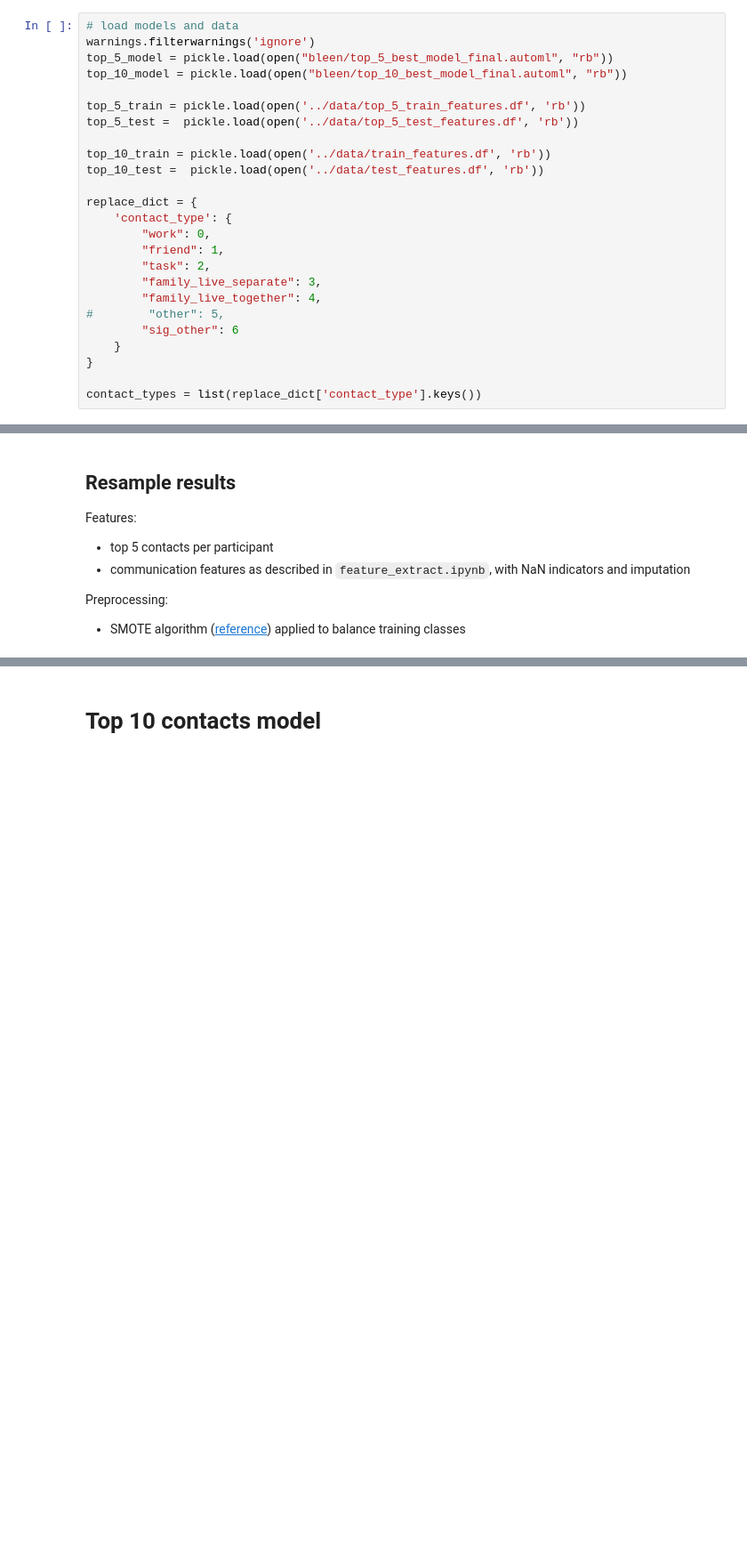
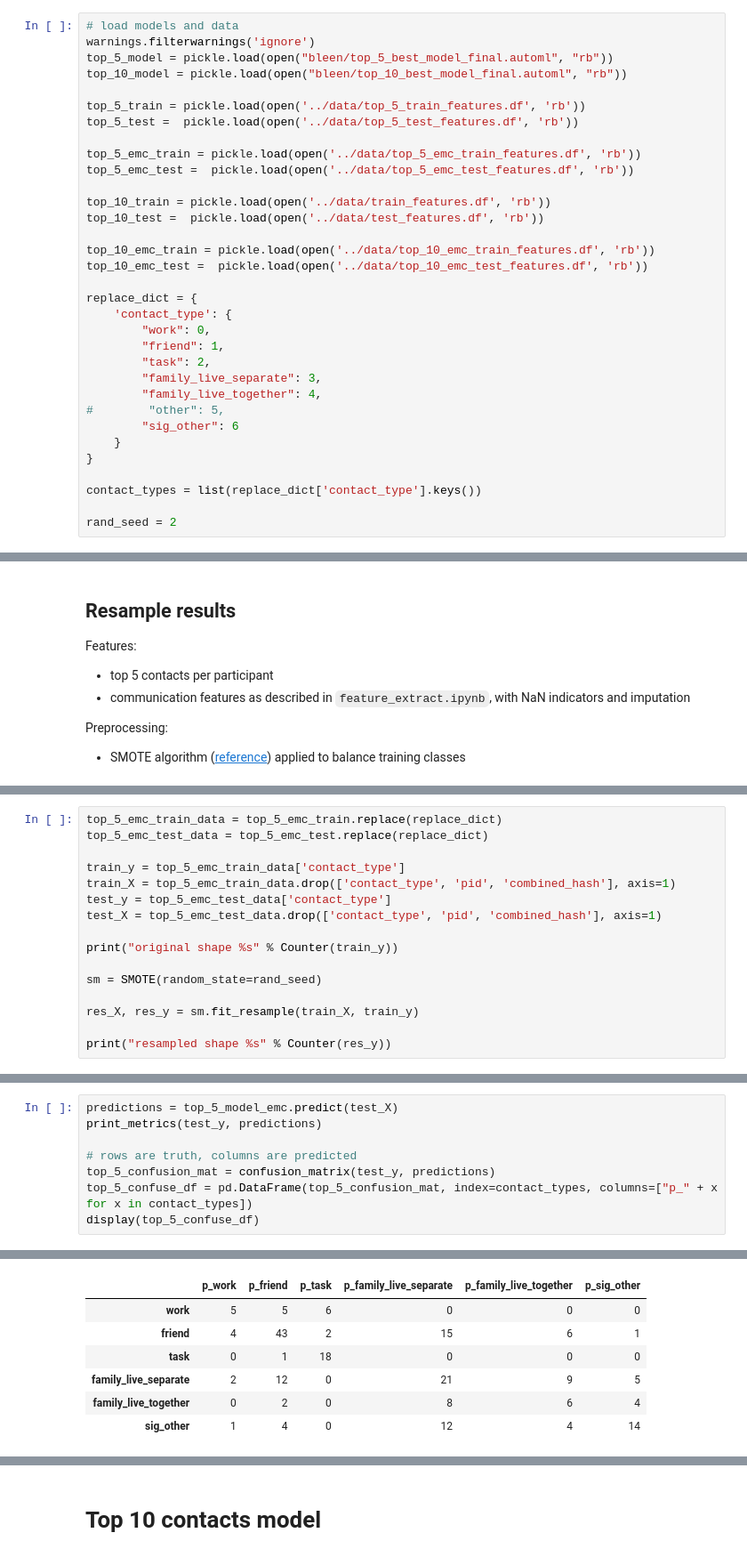
Before and after one commit to tliu526/relationship-prediction, a Jupyter notebook: model/automl.ipynb, the cells around one changed output, grey strips where cells are left out. Shown: that part at 89% size. Saved outputs shown, nothing was run; the diff lists cells and outputs as text; blank space fills up the shorter version.

```diff
--- a/model/automl.ipynb
+++ b/model/automl.ipynb
@@ -55,8 +59,14 @@ top_10_model = pickle.load(open("bleen/top_10_best_model_final.automl", "rb"))
 top_5_train = pickle.load(open('../data/top_5_train_features.df', 'rb'))
 top_5_test =  pickle.load(open('../data/top_5_test_features.df', 'rb'))
 
+top_5_emc_train = pickle.load(open('../data/top_5_emc_train_features.df', 'rb'))
+top_5_emc_test =  pickle.load(open('../data/top_5_emc_test_features.df', 'rb'))
+
 top_10_train = pickle.load(open('../data/train_features.df', 'rb'))
 top_10_test =  pickle.load(open('../data/test_features.df', 'rb'))
+
+top_10_emc_train = pickle.load(open('../data/top_10_emc_train_features.df', 'rb'))
+top_10_emc_test =  pickle.load(open('../data/top_10_emc_test_features.df', 'rb'))
 
 replace_dict = {
     'contact_type': {
@@ -71,3 +81,5 @@ replace_dict = {
 }
 
 contact_types = list(replace_dict['contact_type'].keys())
+
+rand_seed = 2
@@ -151,0 +253,16 @@ Balanced accuracy: 0.38041885397598624
+# %%
+top_5_emc_train_data = top_5_emc_train.replace(replace_dict)
+top_5_emc_test_data = top_5_emc_test.replace(replace_dict)
+
+train_y = top_5_emc_train_data['contact_type']
+train_X = top_5_emc_train_data.drop(['contact_type', 'pid', 'combined_hash'], axis=1)
+test_y = top_5_emc_test_data['contact_type']
+test_X = top_5_emc_test_data.drop(['contact_type', 'pid', 'combined_hash'], axis=1)
+
+print("original shape %s" % Counter(train_y))
+
+sm = SMOTE(random_state=rand_seed)
+
+res_X, res_y = sm.fit_resample(train_X, train_y)
+
+print("resampled shape %s" % Counter(res_y))
@@ -151,0 +288,9 @@ Balanced accuracy: 0.38041885397598624
+# %%
+predictions = top_5_model_emc.predict(test_X)
+print_metrics(test_y, predictions)
+
+# rows are truth, columns are predicted
+top_5_confusion_mat = confusion_matrix(test_y, predictions)
+top_5_confuse_df = pd.DataFrame(top_5_confusion_mat, index=contact_types, columns=["p_" + x for x in contact_types])
+display(top_5_confuse_df)
+# %% [output]
@@ -151,0 +301,7 @@ Balanced accuracy: 0.38041885397598624
+|  | p_work | p_friend | p_task | p_family_live_separate | p_family_live_together | p_sig_other |
+| work | 5 | 5 | 6 | 0 | 0 | 0 |
+| friend | 4 | 43 | 2 | 15 | 6 | 1 |
+| task | 0 | 1 | 18 | 0 | 0 | 0 |
+| family_live_separate | 2 | 12 | 0 | 21 | 9 | 5 |
+| family_live_together | 0 | 2 | 0 | 8 | 6 | 4 |
+| sig_other | 1 | 4 | 0 | 12 | 4 | 14 |
```
Also changed, not shown: parts of 25 cells of this notebook.
